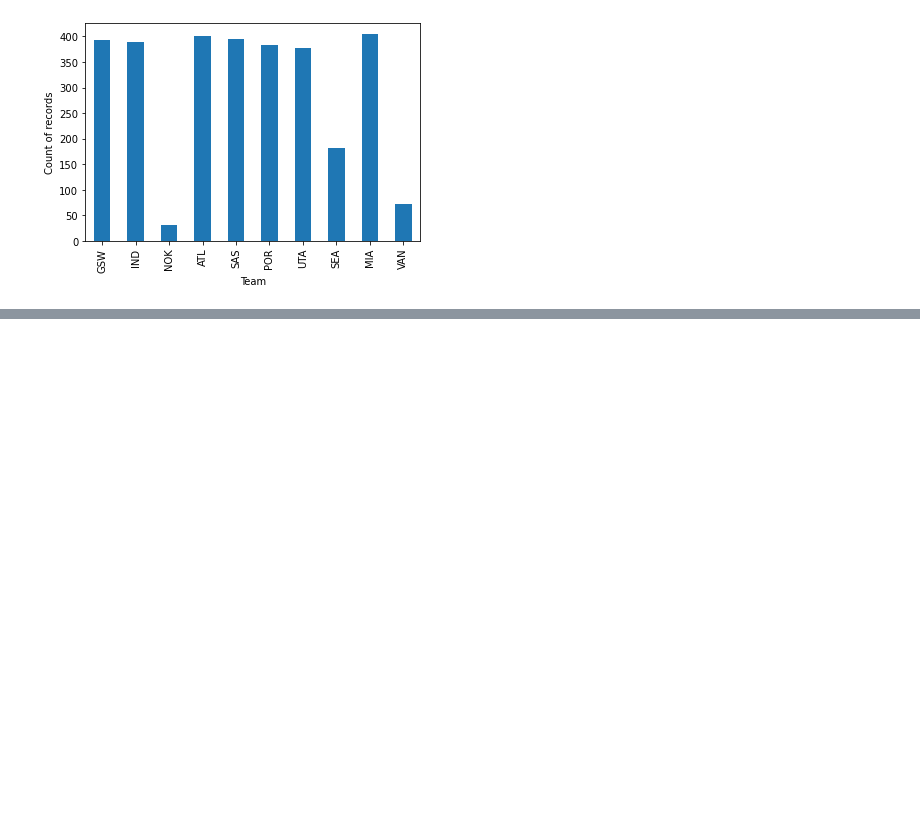
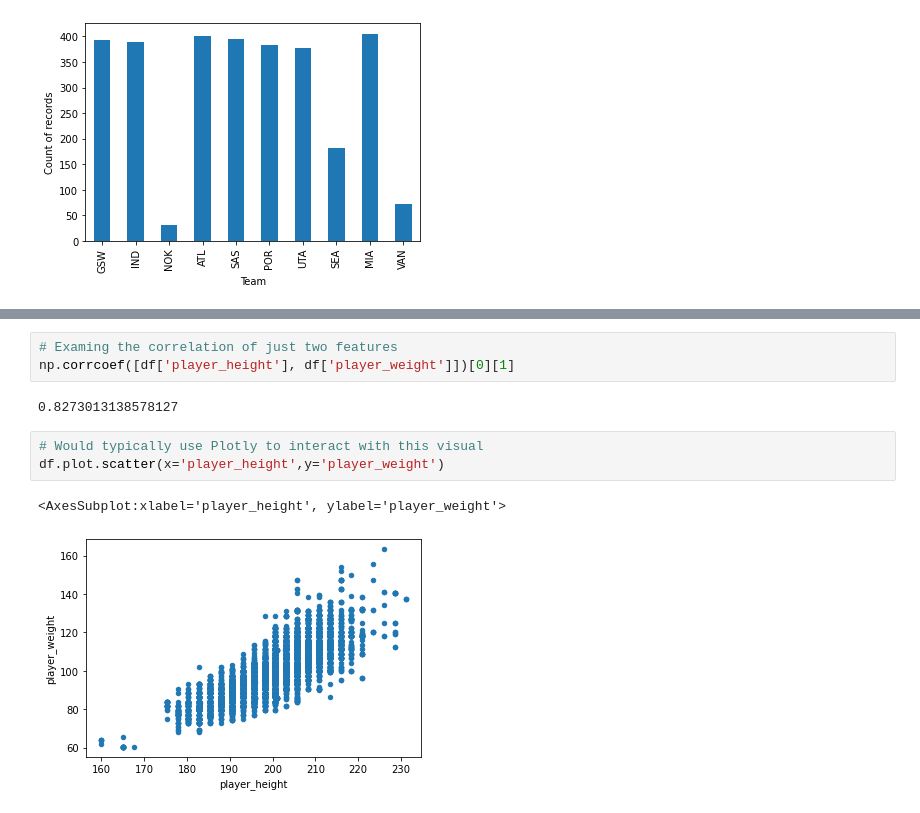
Before and after one commit to willosullivan/Practical-Statistics-for-Data-Science, a Jupyter notebook: chapter-1-exploratory-data-analysis.ipynb, the cells around one changed output, grey strips where cells are left out. Drawn from its saved outputs; the diff is of its cells as text; blank space fills up the shorter version.

```diff
--- a/chapter-1-exploratory-data-analysis.ipynb
+++ b/chapter-1-exploratory-data-analysis.ipynb
@@ -468,0 +508,11 @@ Text(0, 0.5, 'Count of records')
+# %%
+# Examing the correlation of just two features
+np.corrcoef([df['player_height'], df['player_weight']])[0][1]
+# %% [output]
+0.8273013138578127
+# %%
+# Would typically use Plotly to interact with this visual
+df.plot.scatter(x='player_height',y='player_weight')
+# %% [output]
+<AxesSubplot:xlabel='player_height', ylabel='player_weight'>
+[figure, added]
```
Also changed, not shown: parts of 8 cells of this notebook.
